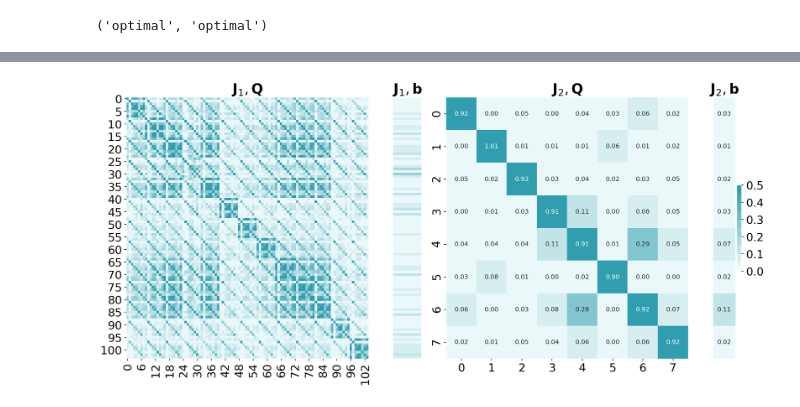
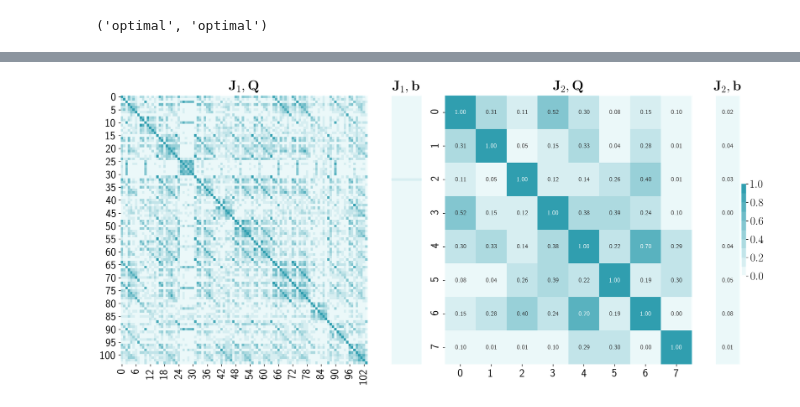
Before and after one commit to Intelligent-Systems-Phystech/2018-Isachenko-QPFSNewton, a Jupyter notebook: code/NNQPFS_v1.ipynb, the cells around one changed output, grey strips where cells are left out. Cells and saved outputs as stored; diff of their text form; code cells hidden in the pictures.

```diff
--- a/code/NNQPFS_v1.ipynb
+++ b/code/NNQPFS_v1.ipynb
@@ -26,6 +33,6 @@ n_samples, n_features = X.shape
 # %%
 fs_corr = QPFS(sim='corr')
-fs_info = QPFS(sim='symuncert')
+fs_info = QPFS(sim='info')
 
 fs_corr.fit(X, y)
 fs_info.fit(X, y)
@@ -201,9 +241,8 @@ plt.figure(figsize=(15, 5))
 ax1 = plt.subplot2grid((1, 5), (0, 0), colspan=4)
 ax2 = plt.subplot2grid((1, 5), (0, 4))
 
-J1fs_corr.get_Qb(J1, y)
 z_scores = []
-alphas = np.linspace(0, 2000, 51)
+alphas = np.linspace(0, 100, 51)
 
 for alpha in alphas:
     J1fs_corr.alpha = alpha
@@ -217,9 +256,8 @@ ax1.set_title('Layer 1')
 ax1.set_xlabel('features')
 ax1.set_ylabel(r'$\alpha$')
 
-J2fs_corr.get_Qb(J2, y)
 z_scores = []
-alphas = np.linspace(0, 50, 51)
+alphas = np.linspace(0, 200, 51)
 
 for alpha in alphas:
     J2fs_corr.alpha = alpha
@@ -288,12 +324,12 @@ plt.show()
 # %%
-J1fs_corr.alpha = J1fs_corr.get_alpha(kind=2, k=0.5)
-J1fs_info.alpha = J1fs_info.get_alpha(kind=2, k=0.5)
+J1fs_corr.alpha = J1fs_corr.get_alpha()
+J1fs_info.alpha = J1fs_info.get_alpha()
 
 J1fs_corr.solve_problem()
 J1fs_info.solve_problem()
 # %%
-J2fs_corr.alpha = J2fs_corr.get_alpha(kind=2, k=0.5)
-J2fs_info.alpha = J2fs_info.get_alpha(kind=2, k=0.5)
+J2fs_corr.alpha = J2fs_corr.get_alpha()
+J2fs_info.alpha = J2fs_info.get_alpha()
 
 J2fs_corr.solve_problem()
 J2fs_info.solve_problem()
@@ -323,24 +359,25 @@ plt.show()
 # %%
 plt.figure(figsize=(15, 7))
 ax1 = plt.subplot2grid((1, 12), (0, 0), colspan=5)
 ax3 = plt.subplot2grid((1, 12), (0, 5))
 ax2 = plt.subplot2grid((1, 12), (0, 6), colspan=5)
 ax4 = plt.subplot2grid((1, 12), (0, 11))
 
-sns.heatmap(J1fs_info.Q, cmap=cmap, vmin=0., vmax=.5, cbar=False, ax=ax1)
+sns.heatmap(J1fs_corr.Q, cmap=cmap, vmin=0., vmax=1., cbar=False, ax=ax1)
 ax1.set_title(r'$\mathbf{J}_1, \mathbf{Q}$')
 
-sns.heatmap(J2fs_info.Q, cmap=cmap, vmin=0., vmax=.5, cbar=False, annot=True, fmt='.2f', ax=ax2)
+sns.heatmap(J2fs_corr.Q, cmap=cmap, vmin=0., vmax=1., cbar=False, annot=True, fmt='.2f', ax=ax2)
 ax2.set_title(r'$\mathbf{J}_2, \mathbf{Q}$')
 
-sns.heatmap(J1fs_info.b, cmap=cmap, vmin=0., vmax=.5, cbar=False, ax=ax3, xticklabels=False, yticklabels=False)
+sns.heatmap(J1fs_corr.b, cmap=cmap, vmin=0., vmax=1., cbar=False, ax=ax3, xticklabels=False, yticklabels=False)
 ax3.set_title(r'$\mathbf{J}_1, \mathbf{b}$')
 
-sns.heatmap(J2fs_info.b, cmap=cmap, vmin=0., vmax=.5, cbar=True, annot=True, fmt='.2f', ax=ax4, xticklabels=False, yticklabels=False)
+sns.heatmap(J2fs_corr.b, cmap=cmap, vmin=0., vmax=1., cbar=True, annot=True, fmt='.2f', ax=ax4,
+            xticklabels=False, yticklabels=False)
 ax4.set_title(r'$\mathbf{J}_2, \mathbf{b}$')
 
 plt.subplots_adjust()
 plt.tight_layout()
 plt.show()
 # %% [output]
-[figure, old version]
+[figure, new version]
```
Also changed, not shown: parts of 54 cells of this notebook, 33 other files.
